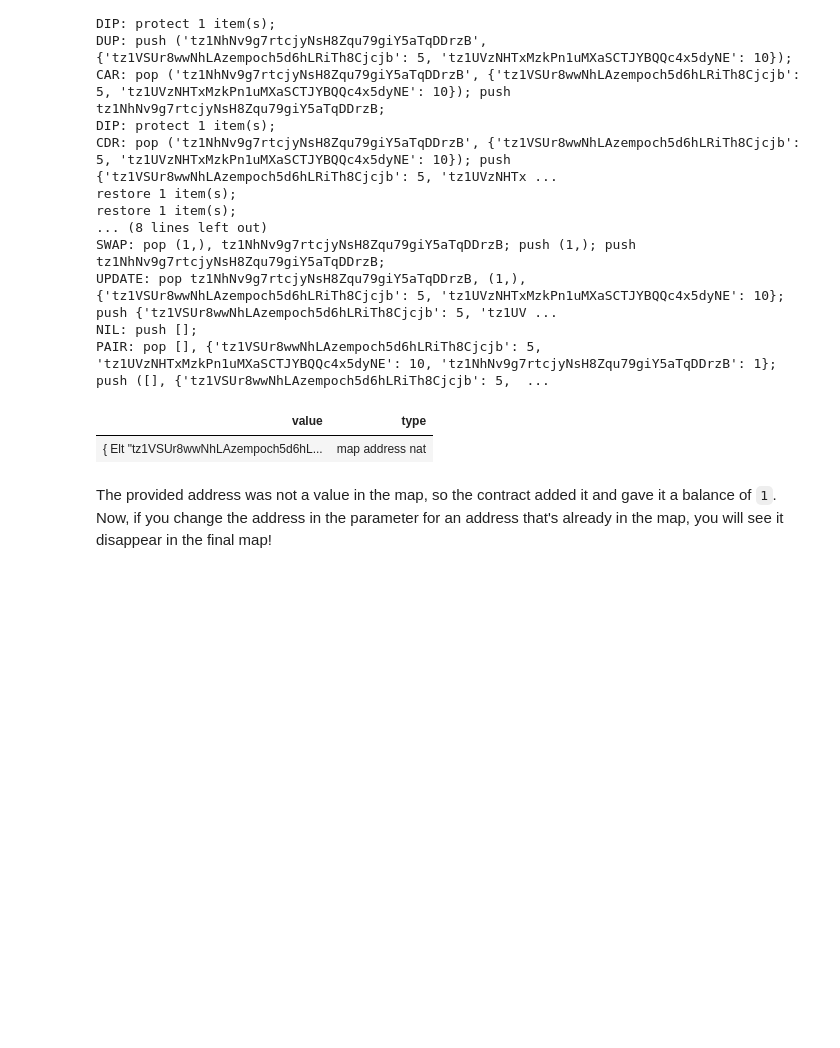
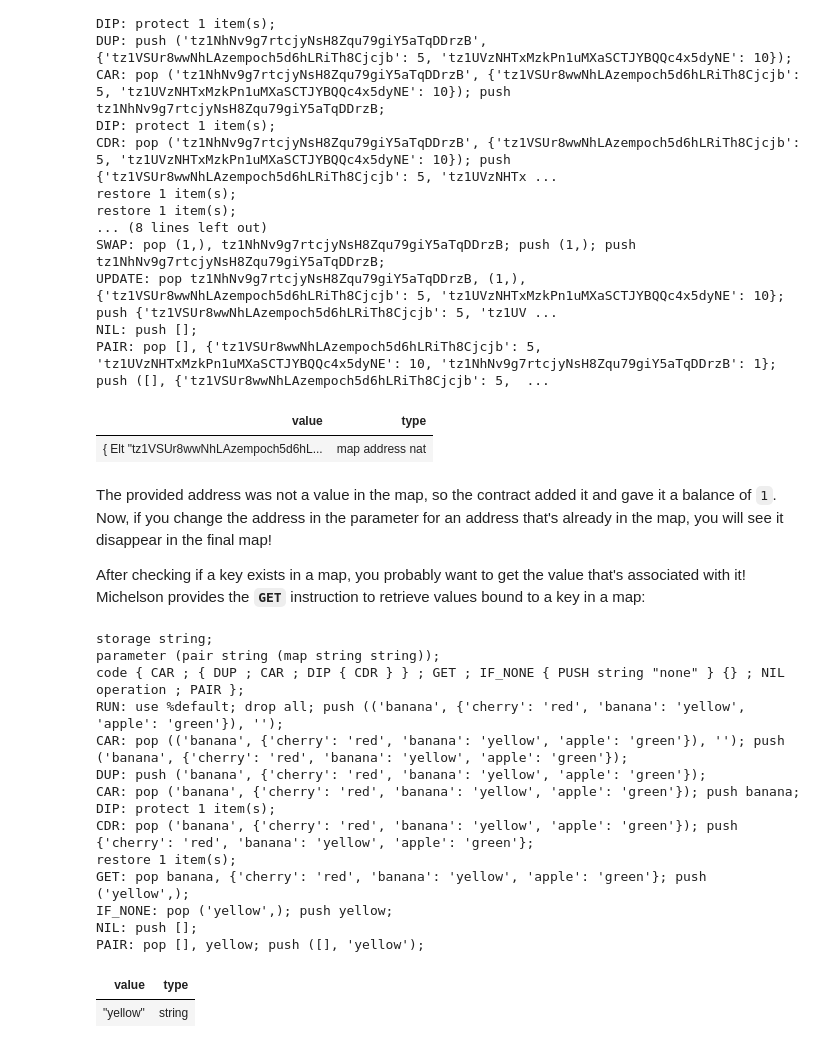
Before and after one commit to baking-bad/michelson-labs, a Jupyter notebook: notebooks/tutorials/10/10_operations_on_sets_maps_&_big_maps.ipynb, the cells around one changed output. Cells and saved outputs as stored; diff of their text form; code cells hidden in the pictures; blank space fills up the shorter version.

```diff
--- a/notebooks/tutorials/10/10_operations_on_sets_maps_&_big_maps.ipynb
+++ b/notebooks/tutorials/10/10_operations_on_sets_maps_&_big_maps.ipynb
@@ -462,3 +462,37 @@ PAIR: pop [], {'tz1VSUr8wwNhLAzempoch5d6hLRiTh8Cjcjb': 5, 'tz1UVzNHTxMzkPn1uMXaS
 | { Elt "tz1VSUr8wwNhLAzempoch5d6hL... | map address nat |
 # %% [markdown]
 The provided address was not a value in the map, so the contract added it and gave it a balance of `1`. Now, if you change the address in the parameter for an address that's already in the map, you will see it disappear in the final map!
+
+After checking if a key exists in a map, you probably want to get the value that's associated with it! Michelson provides the **`GET`** instruction to retrieve values bound to a key in a map:
+# %%
+storage string ;
+parameter (pair string (map string string)) ;
+code {
+    CAR ;
+    UNPAIR ;
+    GET ;
+    IF_NONE
+        { PUSH string "none" }
+        {} ;
+    NIL operation ;
+    PAIR ;
+} ;
+
+RUN %default (Pair "banana" { Elt "cherry" "red" ; Elt "banana" "yellow" ; Elt "apple" "green"}) "" ;
+# %% [output]
+storage string;
+parameter (pair string (map string string));
+code { CAR ; { DUP ; CAR ; DIP { CDR } } ; GET ; IF_NONE { PUSH string "none" } {} ; NIL operation ; PAIR };
+RUN: use %default; drop all; push (('banana', {'cherry': 'red', 'banana': 'yellow', 'apple': 'green'}), '');
+CAR: pop (('banana', {'cherry': 'red', 'banana': 'yellow', 'apple': 'green'}), ''); push ('banana', {'cherry': 'red', 'banana': 'yellow', 'apple': 'green'});
+DUP: push ('banana', {'cherry': 'red', 'banana': 'yellow', 'apple': 'green'});
+CAR: pop ('banana', {'cherry': 'red', 'banana': 'yellow', 'apple': 'green'}); push banana;
+DIP: protect 1 item(s);
+CDR: pop ('banana', {'cherry': 'red', 'banana': 'yellow', 'apple': 'green'}); push {'cherry': 'red', 'banana': 'yellow', 'apple': 'green'};
+restore 1 item(s);
+GET: pop banana, {'cherry': 'red', 'banana': 'yellow', 'apple': 'green'}; push ('yellow',);
+IF_NONE: pop ('yellow',); push yellow;
+NIL: push [];
+PAIR: pop [], yellow; push ([], 'yellow');
+| value | type |
+| "yellow" | string |
```
Also changed, not shown: parts of 6 cells of this notebook, 1 other file.
